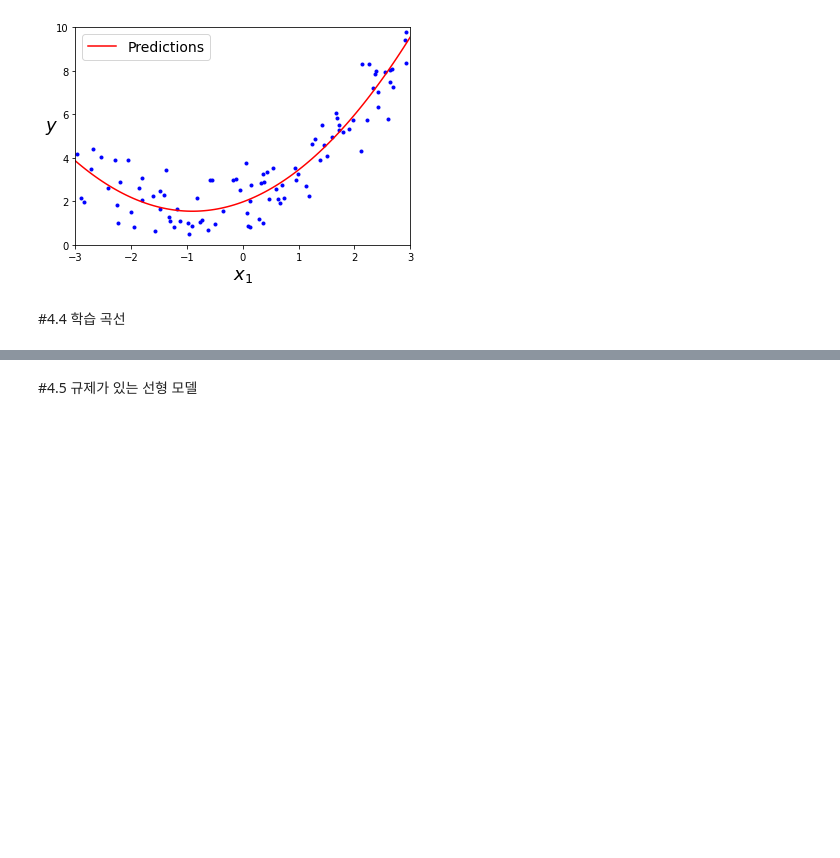
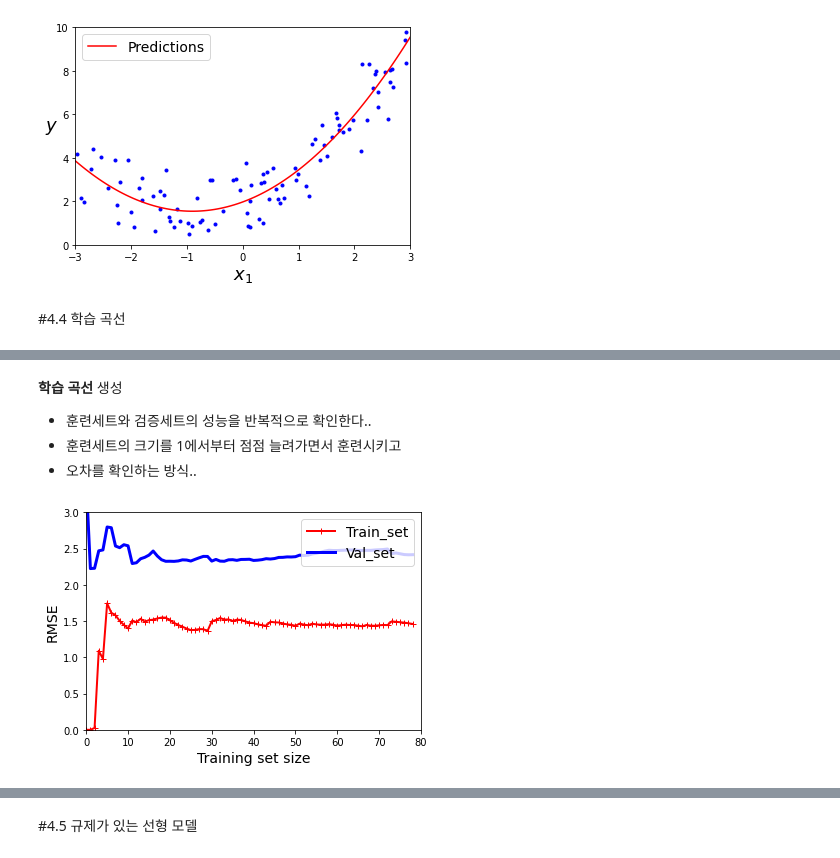
Before and after one commit to dong-tak123/BigAI, a Jupyter notebook: Hands_on_ML_2/Chapter4_모델_훈련.ipynb, the cells around one changed output, grey strips where cells are left out. Drawn from its saved outputs; the diff is of its cells as text; code cells hidden in the pictures; blank space fills up the shorter version.

```diff
--- a/Hands_on_ML_2/Chapter4_모델_훈련.ipynb
+++ b/Hands_on_ML_2/Chapter4_모델_훈련.ipynb
@@ -498,0 +539,40 @@ plt.show()
+# %% [markdown]
+**학습 곡선** 생성
+
+- 훈련세트와 검증세트의 성능을 반복적으로 확인한다..
+- 훈련세트의 크기를 1에서부터 점점 늘려가면서 훈련시키고
+- 오차를 확인하는 방식..
+# %%
+# 비선형 데이터에 대한 단순 선형 회귀..(직선..)
+
+from sklearn.metrics import mean_squared_error
+from sklearn.model_selection import train_test_split
+
+def plot_learning_curve(model, X, y):
+    X_train, X_val, y_train, y_val = train_test_split(X, y, test_size=0.2, random_state=10)
+    train_errors, val_errors = [], []   #그래프를 위한 리스트
+
+    for m in range(1, len(X_train)):
+        #훈련세트 크기를 늘려가면서 훈련..
+        model.fit(X_train[:m], y_train[:m])
+        #훈련/ 검증 데이터에 대한 예측을 만듬..
+        y_train_pred = model.predict(X_train[:m])
+        y_val_pred = model.predict(X_val)
+
+        #오차를 리스트에 추가..
+        train_errors.append(mean_squared_error(y_train[:m], y_train_pred))
+        val_errors.append(mean_squared_error(y_val, y_val_pred))
+
+    #RMSE를 그리자..
+    plt.plot(np.sqrt(train_errors), "r-+", linewidth=2, label="Train_set")
+    plt.plot(np.sqrt(val_errors), "b-", linewidth=3, label="Val_set")
+    plt.legend(loc="upper right", fontsize=14)
+    plt.xlabel("Training set size", fontsize=14)
+    plt.ylabel("RMSE", fontsize=14)
+# %%
+lin_reg = LinearRegression()
+plot_learning_curve(lin_reg, X, y)
+plt.axis([0, 80, 0, 3])
+plt.show()
+# %% [output]
+[figure, added]
```
Also changed, not shown: parts of 82 cells of this notebook.
